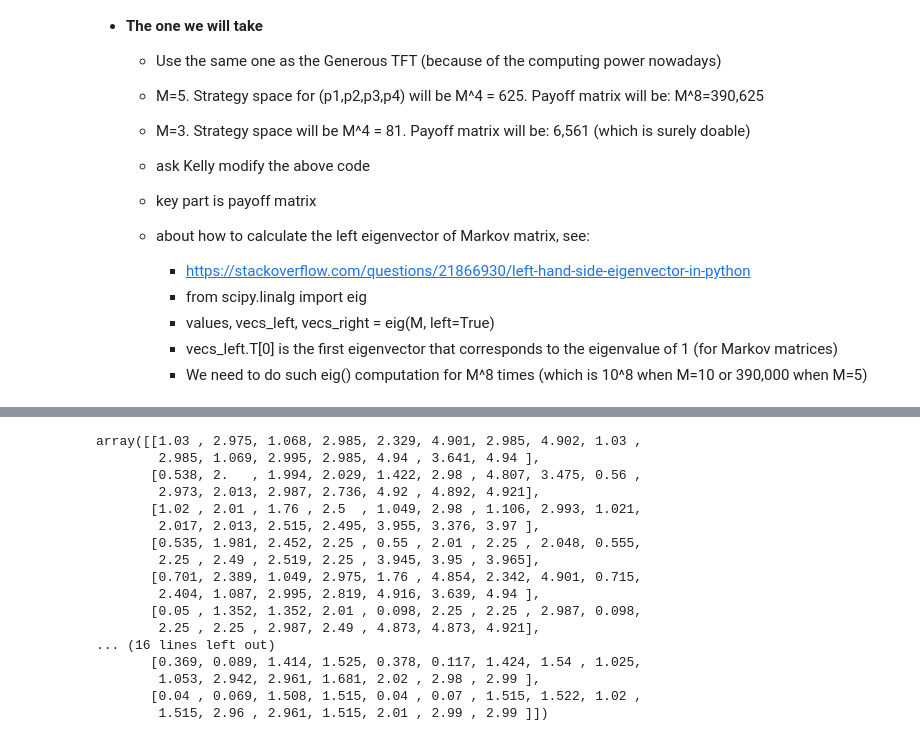
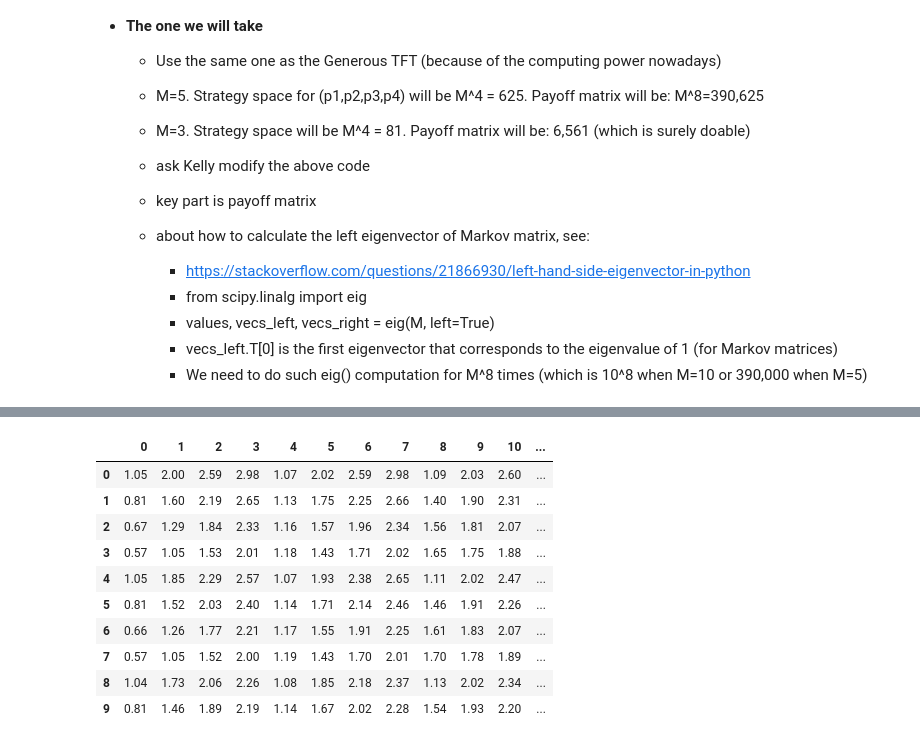
Before and after one commit to kcuii/evolutionary-dynamics, a Jupyter notebook: jw_demo.ipynb, the cells around one changed output, grey strips where cells are left out. Drawn from its saved outputs; the diff is of its cells as text; code cells hidden in the pictures.

```diff
--- a/jw_demo.ipynb
+++ b/jw_demo.ipynb
@@ -454,20 +460,21 @@ for i in range(N):
-# %%
-payoff_matrix
-# %% [output]
-array([[1.03 , 2.975, 1.068, 2.985, 2.329, 4.901, 2.985, 4.902, 1.03 ,
-        2.985, 1.069, 2.995, 2.985, 4.94 , 3.641, 4.94 ],
-       [0.538, 2.   , 1.994, 2.029, 1.422, 2.98 , 4.807, 3.475, 0.56 ,
-        2.973, 2.013, 2.987, 2.736, 4.92 , 4.892, 4.921],
-       [1.02 , 2.01 , 1.76 , 2.5  , 1.049, 2.98 , 1.106, 2.993, 1.021,
-        2.017, 2.013, 2.515, 2.495, 3.955, 3.376, 3.97 ],
-       [0.535, 1.981, 2.452, 2.25 , 0.55 , 2.01 , 2.25 , 2.048, 0.555,
-        2.25 , 2.49 , 2.519, 2.25 , 3.945, 3.95 , 3.965],
-       [0.701, 2.389, 1.049, 2.975, 1.76 , 4.854, 2.342, 4.901, 0.715,
-        2.404, 1.087, 2.995, 2.819, 4.916, 3.639, 4.94 ],
-       [0.05 , 1.352, 1.352, 2.01 , 0.098, 2.25 , 2.25 , 2.987, 0.098,
-        2.25 , 2.25 , 2.987, 2.49 , 4.873, 4.873, 4.921],
-... (16 lines left out)
-       [0.369, 0.089, 1.414, 1.525, 0.378, 0.117, 1.424, 1.54 , 1.025,
-        1.053, 2.942, 2.961, 1.681, 2.02 , 2.98 , 2.99 ],
-       [0.04 , 0.069, 1.508, 1.515, 0.04 , 0.07 , 1.515, 1.522, 1.02 ,
-        1.515, 2.96 , 2.961, 1.515, 2.01 , 2.99 , 2.99 ]])
+# %%
+df_payoff = pd.DataFrame(payoff_matrix)
+if M==2:
+    display(df_payoff.round(2))
+else:
+    display(pd.DataFrame(payoff_matrix[:10,:20]).round(2))
+    save_payoff_matrix = 0
+    if save_payoff_matrix:
+        df_payoff.to_csv(f'payoff_matrix_WSLS_{M}.csv', index=False, float_format="%.3f")
+# %% [output]
+|  | 0 | 1 | 2 | 3 | 4 | 5 | 6 | 7 | 8 | 9 | 10 | ... |
+| 0 | 1.05 | 2.00 | 2.59 | 2.98 | 1.07 | 2.02 | 2.59 | 2.98 | 1.09 | 2.03 | 2.60 | ... |
+| 1 | 0.81 | 1.60 | 2.19 | 2.65 | 1.13 | 1.75 | 2.25 | 2.66 | 1.40 | 1.90 | 2.31 | ... |
+| 2 | 0.67 | 1.29 | 1.84 | 2.33 | 1.16 | 1.57 | 1.96 | 2.34 | 1.56 | 1.81 | 2.07 | ... |
+| 3 | 0.57 | 1.05 | 1.53 | 2.01 | 1.18 | 1.43 | 1.71 | 2.02 | 1.65 | 1.75 | 1.88 | ... |
+| 4 | 1.05 | 1.85 | 2.29 | 2.57 | 1.07 | 1.93 | 2.38 | 2.65 | 1.11 | 2.02 | 2.47 | ... |
+| 5 | 0.81 | 1.52 | 2.03 | 2.40 | 1.14 | 1.71 | 2.14 | 2.46 | 1.46 | 1.91 | 2.26 | ... |
+| 6 | 0.66 | 1.26 | 1.77 | 2.21 | 1.17 | 1.55 | 1.91 | 2.25 | 1.61 | 1.83 | 2.07 | ... |
+| 7 | 0.57 | 1.05 | 1.52 | 2.00 | 1.19 | 1.43 | 1.70 | 2.01 | 1.70 | 1.78 | 1.89 | ... |
+| 8 | 1.04 | 1.73 | 2.06 | 2.26 | 1.08 | 1.85 | 2.18 | 2.37 | 1.13 | 2.02 | 2.34 | ... |
+| 9 | 0.81 | 1.46 | 1.89 | 2.19 | 1.14 | 1.67 | 2.02 | 2.28 | 1.54 | 1.93 | 2.20 | ... |
```
Also changed, not shown: parts of 5 cells of this notebook, 1 other file.
